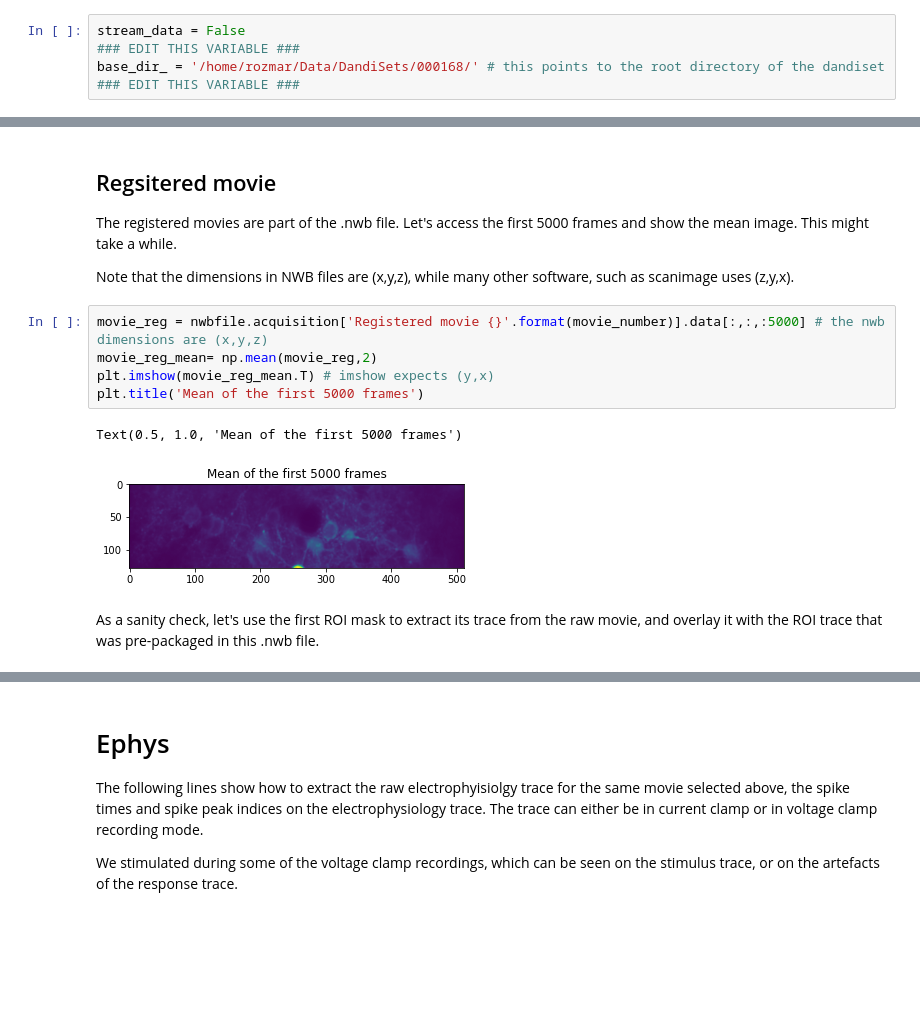
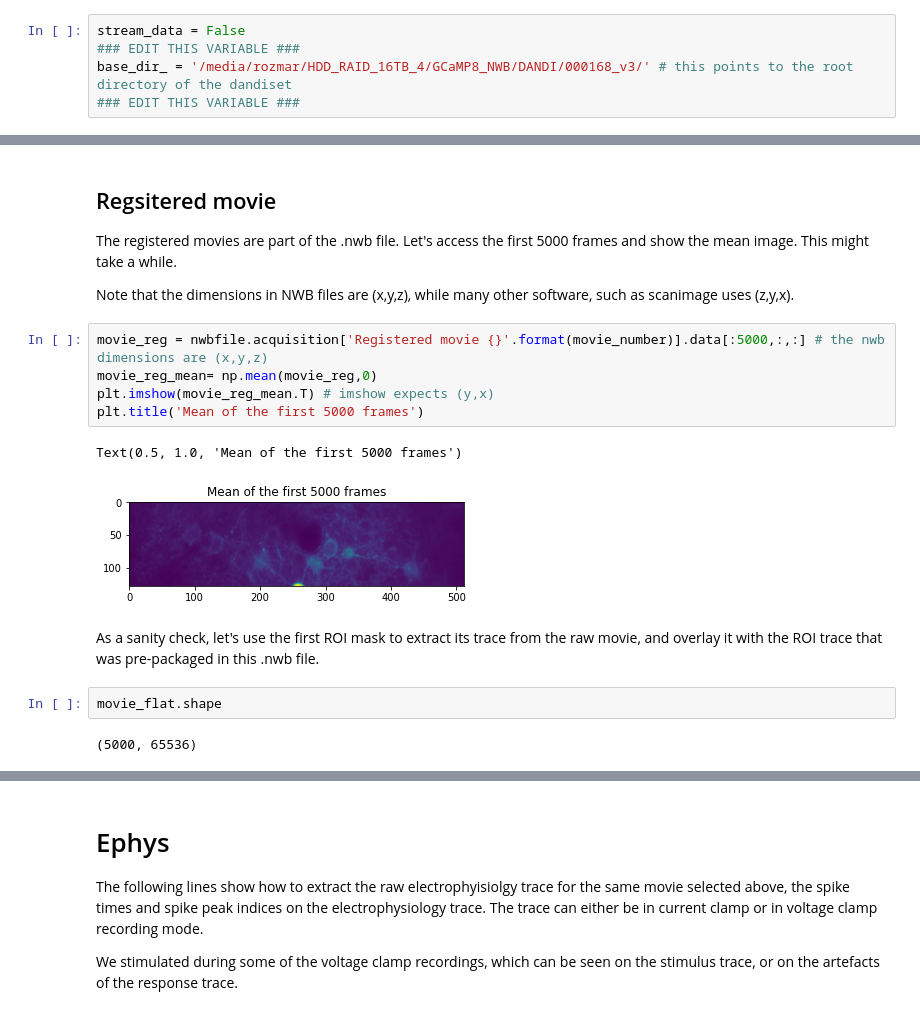
Before and after one commit to rozmar/jGCaMP8_mouse_cell_attached_pipeline, a Jupyter notebook: NWB_tutorial.ipynb, the cells around one changed output, grey strips where cells are left out. Saved outputs shown, nothing was run; the diff lists cells and outputs as text; blank space fills up the shorter version.

Commit message:
nwb movies rotated here as well

```diff
--- a/NWB_tutorial.ipynb
+++ b/NWB_tutorial.ipynb
@@ -133,7 +136,7 @@ Note that this script assumes that the files in the base directory has the same
 # %%
 stream_data = False
 ### EDIT THIS VARIABLE ###
-base_dir_ = '/home/rozmar/Data/DandiSets/000168/' # this points to the root directory of the dandiset
+base_dir_ = '/media/rozmar/HDD_RAID_16TB_4/GCaMP8_NWB/DANDI/000168_v3/' # this points to the root directory of the dandiset
 ### EDIT THIS VARIABLE ###
 # %% [markdown]
 ### Select Subject ID and cell number
@@ -286,15 +289,19 @@ The registered movies are part of the .nwb file. Let's access the first 5000 fra
 
 Note that the dimensions in NWB files are (x,y,z), while many other software, such as scanimage uses (z,y,x).
 # %%
-movie_reg = nwbfile.acquisition['Registered movie {}'.format(movie_number)].data[:,:,:5000] # the nwb dimensions are (x,y,z)
-movie_reg_mean= np.mean(movie_reg,2)
+movie_reg = nwbfile.acquisition['Registered movie {}'.format(movie_number)].data[:5000,:,:] # the nwb dimensions are (x,y,z)
+movie_reg_mean= np.mean(movie_reg,0)
 plt.imshow(movie_reg_mean.T) # imshow expects (y,x)
 plt.title('Mean of the first 5000 frames')
 # %% [output]
 Text(0.5, 1.0, 'Mean of the first 5000 frames')
-[figure, old version]
+[figure, new version]
 # %% [markdown]
 As a sanity check, let's use the first ROI mask to extract its trace from the raw movie, and overlay it with the ROI trace that was pre-packaged in this .nwb file.
+# %%
+movie_flat.shape
+# %% [output]
+(5000, 65536)
 # %%
 roi_now = ophys['ImageSegmentation']['MovieSegmentation']['image_mask'].data[0]
 
```
Also changed, not shown: parts of 4 cells of this notebook.
